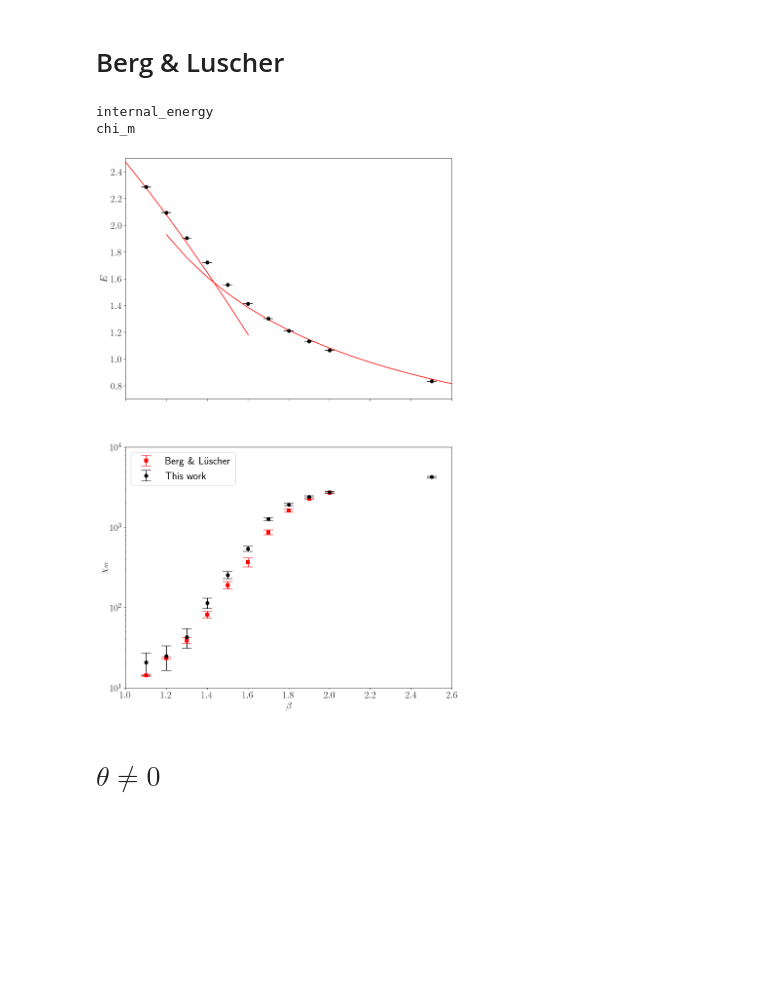
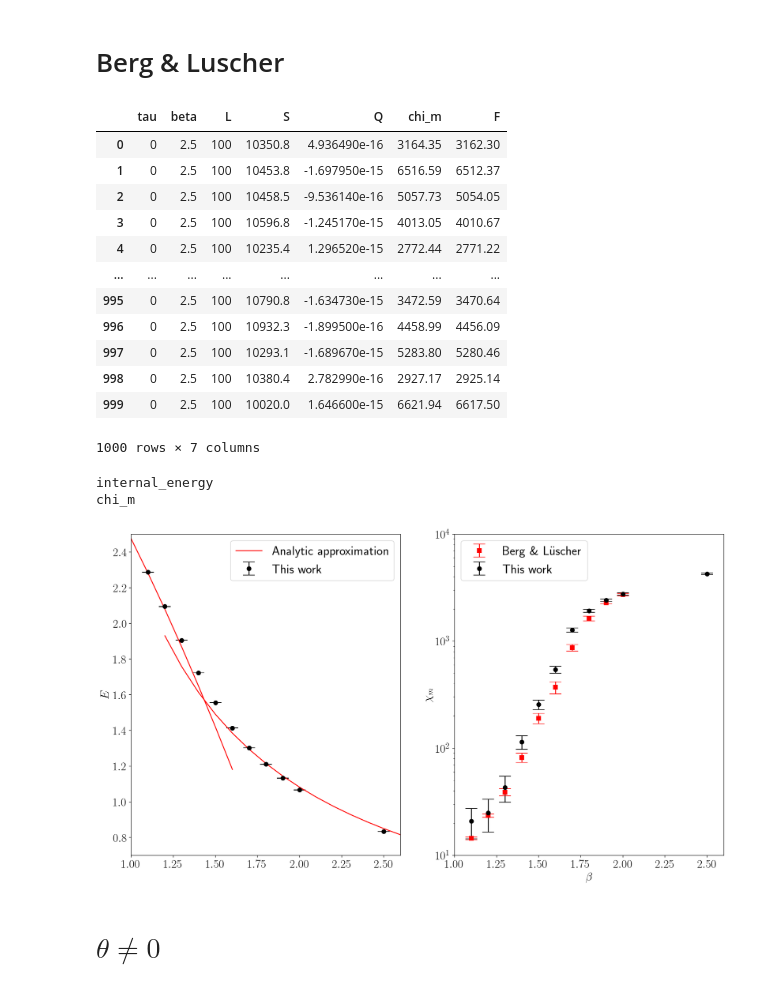
Before and after one commit to stuartthomas25/honors-thesis, a Jupyter notebook: code/gradient_flow.ipynb, the cells around one changed output. Saved outputs shown, nothing was run; the diff lists cells and outputs as text; code cells hidden in the pictures; blank space fills up the shorter version.

```diff
--- a/code/gradient_flow.ipynb
+++ b/code/gradient_flow.ipynb
@@ -579,6 +579,22 @@ plt.ylim((0., None))
 [figure]
 # %% [markdown]
 # Berg & Luscher
+# %%
+data
+# %% [output]
+|  | tau | beta | L | S | Q | chi_m | F |
+| 0 | 0 | 2.5 | 100 | 10350.8 | 4.936490e-16 | 3164.35 | 3162.30 |
+| 1 | 0 | 2.5 | 100 | 10453.8 | -1.697950e-15 | 6516.59 | 6512.37 |
+| 2 | 0 | 2.5 | 100 | 10458.5 | -9.536140e-16 | 5057.73 | 5054.05 |
+| 3 | 0 | 2.5 | 100 | 10596.8 | -1.245170e-15 | 4013.05 | 4010.67 |
+| 4 | 0 | 2.5 | 100 | 10235.4 | 1.296520e-15 | 2772.44 | 2771.22 |
+| ... | ... | ... | ... | ... | ... | ... | ... |
+| 995 | 0 | 2.5 | 100 | 10790.8 | -1.634730e-15 | 3472.59 | 3470.64 |
+| 996 | 0 | 2.5 | 100 | 10932.3 | -1.899500e-16 | 4458.99 | 4456.09 |
+| 997 | 0 | 2.5 | 100 | 10293.1 | -1.689670e-15 | 5283.80 | 5280.46 |
+| 998 | 0 | 2.5 | 100 | 10380.4 | 2.782990e-16 | 2927.17 | 2925.14 |
+| 999 | 0 | 2.5 | 100 | 10020.0 | 1.646600e-15 | 6621.94 | 6617.50 |
+1000 rows × 7 columns
 # %%
 import csv
 
@@ -611,7 +627,7 @@ chi_m_betas = [1.1, 1.2, 1.3, 1.4, 1.5, 1.6, 1.7, 1.8, 1.9, 2.0]
 observ_names = ["internal_energy", "chi_m"]
 observ_objs = {o:global_observables[o] for o in observ_names}
 
-fig,axes = plt.subplots(len(observ_names),1,figsize=(12,20), sharex=True, squeeze=False)
+fig,axes = plt.subplots(1,len(observ_names),figsize=(18,10), sharex=True, squeeze=False)
 axes = [ax for row in axes for ax in row] # flatten axes
 
 
@@ -637,36 +653,37 @@ for ax, name in zip(axes, observ_names):
     ax.set_yscale(O.scale)
 
     ax.set_xlim((1.0, 2.6))
 
-axes[1].legend()
 axes[0].set_ylim((0.7,2.5))
 axes[1].set_ylim((10,10**4))
 
 # Theoretical values
 beta_weak = np.arange(0.001,1.7, 0.1)
 beta_strong = np.arange(1.2, 3.4, 0.1)
 
 y = np.cosh(beta_weak)/np.sinh(beta_weak) - 1/beta_weak
 Eweak = 4 - 4*y - 8 * y**3 - 48/5 * y**5
 
 Estrong = 2/beta_strong + 1/(4*beta_strong**2) + 0.156/beta_strong**3
 
-axes[0].plot(beta_weak, Eweak,'r-')
+axes[0].plot(beta_weak, Eweak,'r-',label='Analytic approximation')
 axes[0].plot(beta_strong, Estrong,'r-')
+for ax in axes:
+    ax.legend()
 
 # axes[0].set_ylim((0., 4.))
 plt.show()
 # def read_data(beta):
 # fname = o_filename(beta)
 # with open(fname, 'r') as datafile:
     # csv_data = csv.reader(datafile)
     # for lines in csv_data:
         # data.append([float(l) for l in lines])
 # return np.array(data).T
 # %% [output]
 internal_energy
 chi_m
-[figure, old version]
+[figure, new version]
 # %% [markdown]
 # $\theta \neq 0$
 # %%
```
Also changed, not shown: parts of 6 cells of this notebook, 2 other files.
